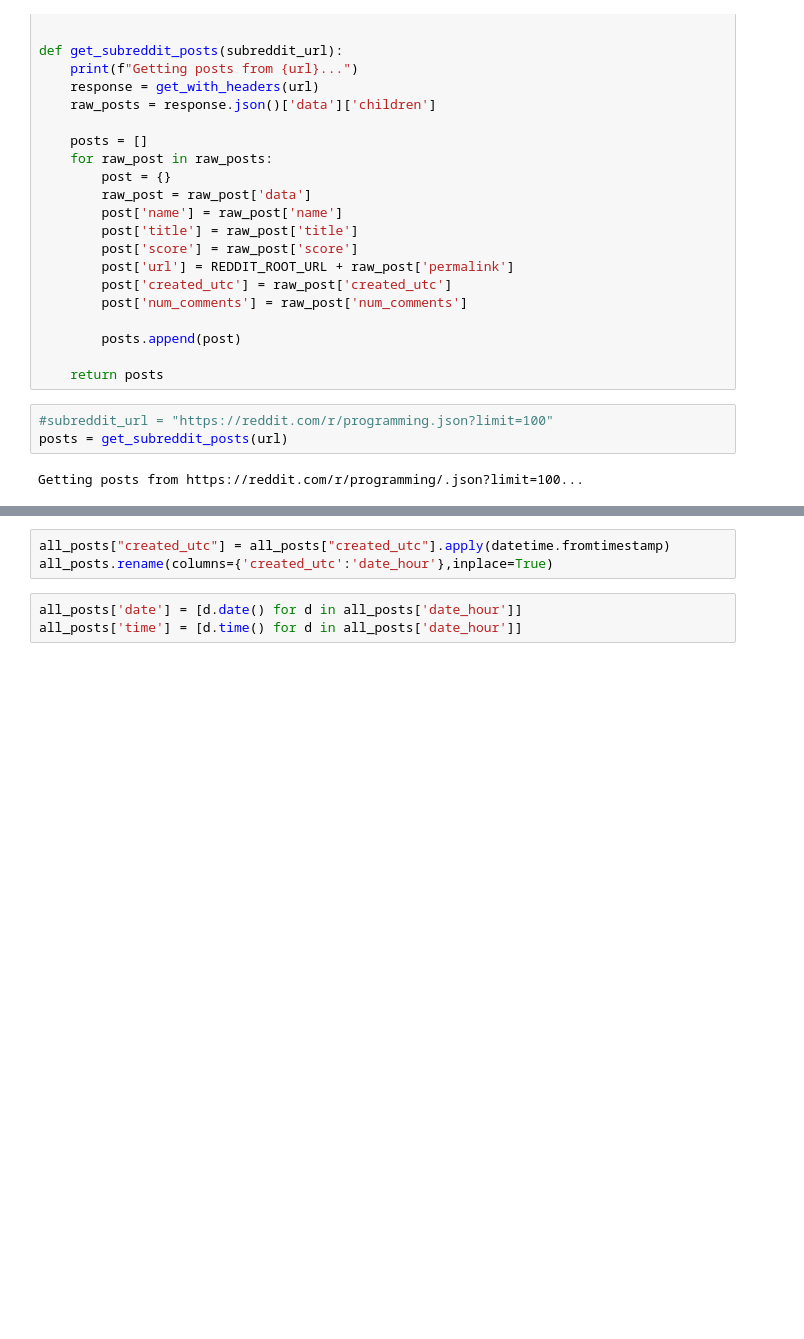
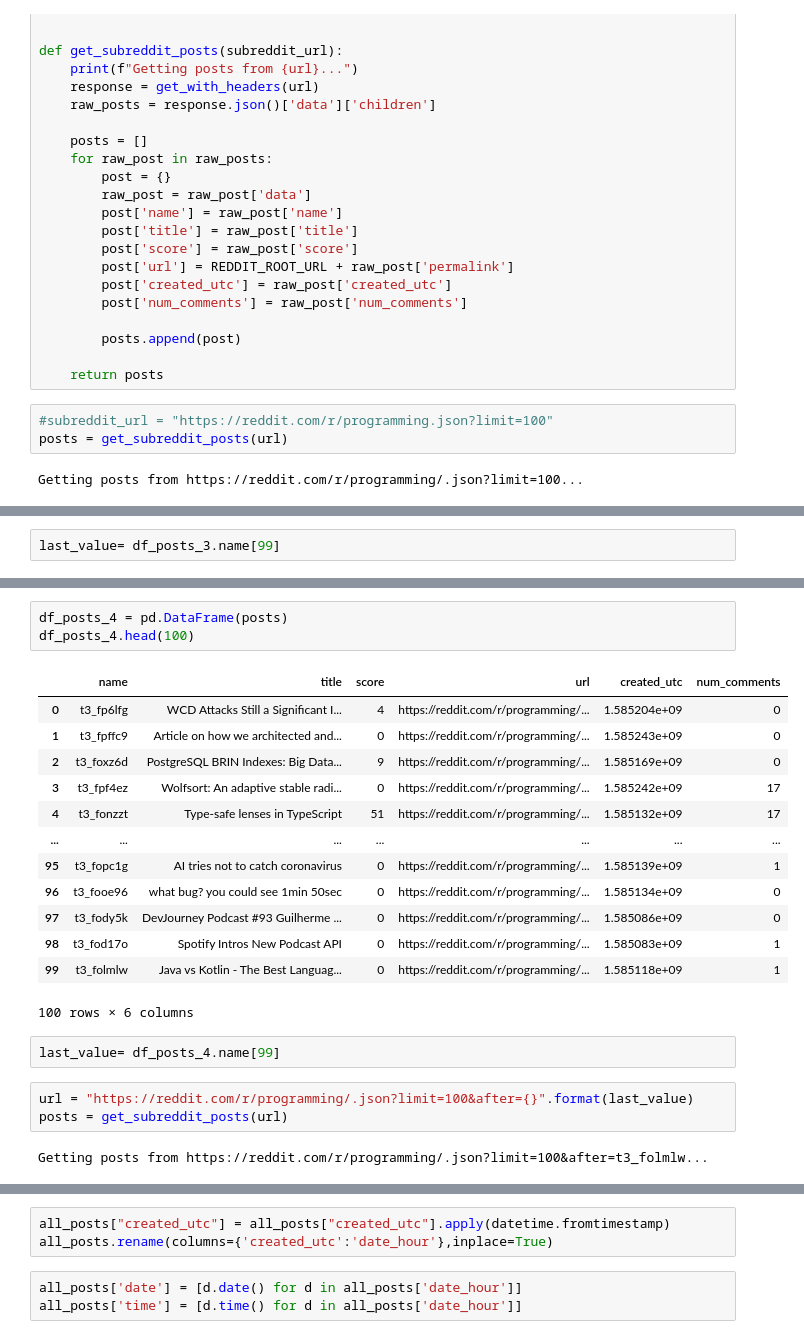
Before and after one commit to marinapm90/reddit, a Jupyter notebook: almost_all_posts.ipynb, the cells around one changed output, grey strips where cells are left out. Drawn from its saved outputs; the diff is of its cells as text; blank space fills up the shorter version.

```diff
--- a/almost_all_posts.ipynb
+++ b/almost_all_posts.ipynb
@@ -100 +104,3 @@ df_posts_3.head(100)
 100 rows × 6 columns
+# %%
+last_value= df_posts_3.name[99]
@@ -100,0 +112,24 @@ df_posts_3.head(100)
+# %%
+df_posts_4 = pd.DataFrame(posts)
+df_posts_4.head(100)
+# %% [output]
+|  | name | title | score | url | created_utc | num_comments |
+| 0 | t3_fp6lfg | WCD Attacks Still a Significant I... | 4 | https://reddit.com/r/programming/... | 1.585204e+09 | 0 |
+| 1 | t3_fpffc9 | Article on how we architected and... | 0 | https://reddit.com/r/programming/... | 1.585243e+09 | 0 |
+| 2 | t3_foxz6d | PostgreSQL BRIN Indexes: Big Data... | 9 | https://reddit.com/r/programming/... | 1.585169e+09 | 0 |
+| 3 | t3_fpf4ez | Wolfsort: An adaptive stable radi... | 0 | https://reddit.com/r/programming/... | 1.585242e+09 | 17 |
+| 4 | t3_fonzzt | Type-safe lenses in TypeScript | 51 | https://reddit.com/r/programming/... | 1.585132e+09 | 17 |
+| ... | ... | ... | ... | ... | ... | ... |
+| 95 | t3_fopc1g | AI tries not to catch coronavirus | 0 | https://reddit.com/r/programming/... | 1.585139e+09 | 1 |
+| 96 | t3_fooe96 | what bug? you could see 1min 50sec | 0 | https://reddit.com/r/programming/... | 1.585134e+09 | 0 |
+| 97 | t3_fody5k | DevJourney Podcast #93 Guilherme ... | 0 | https://reddit.com/r/programming/... | 1.585086e+09 | 0 |
+| 98 | t3_fod17o | Spotify Intros New Podcast API | 0 | https://reddit.com/r/programming/... | 1.585083e+09 | 1 |
+| 99 | t3_folmlw | Java vs Kotlin - The Best Languag... | 0 | https://reddit.com/r/programming/... | 1.585118e+09 | 1 |
+100 rows × 6 columns
+# %%
+last_value= df_posts_4.name[99]
+# %%
+url = "https://reddit.com/r/programming/.json?limit=100&after={}".format(last_value)
+posts = get_subreddit_posts(url)
+# %% [output]
+Getting posts from https://reddit.com/r/programming/.json?limit=100&after=t3_folmlw...
```
Also changed, not shown: parts of 28 cells of this notebook.
